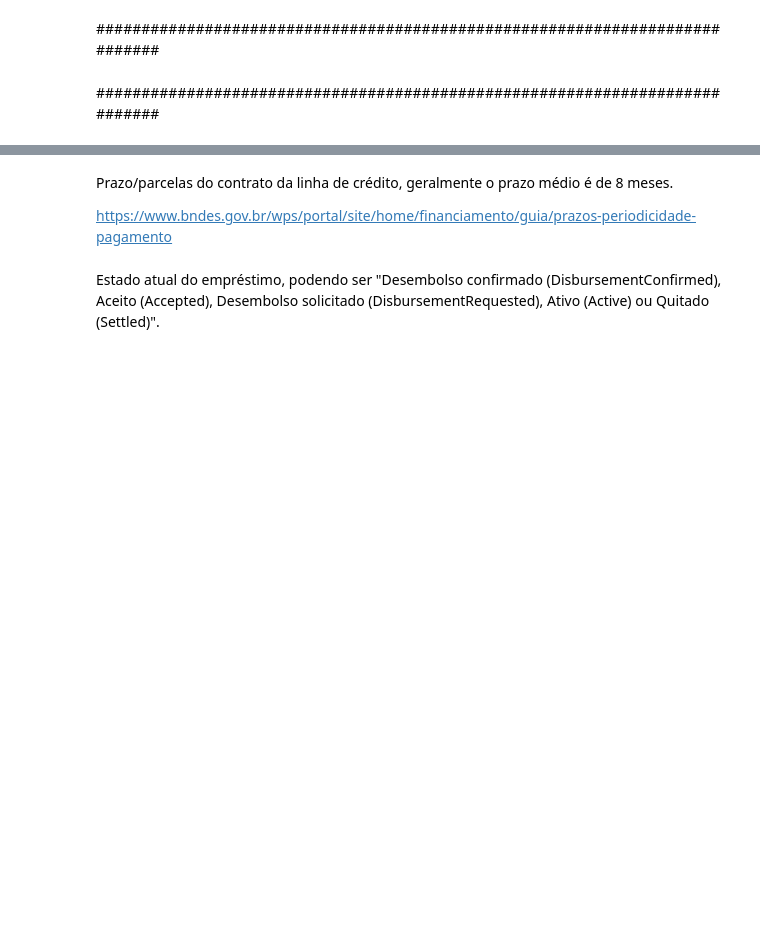
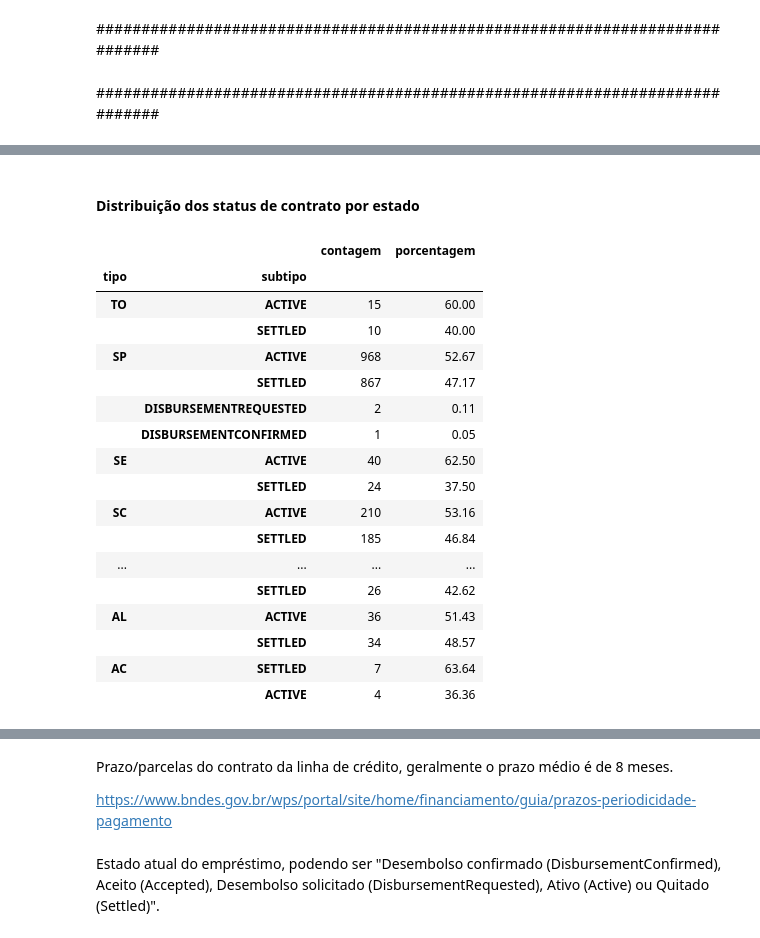
Before and after one commit to mayara-canaver/Stone-Challenge, a Jupyter notebook: docs/python/main.ipynb, the cells around one changed output, grey strips where cells are left out. Drawn from its saved outputs; the diff is of its cells as text; code cells hidden in the pictures; blank space fills up the shorter version.

```diff
--- a/docs/python/main.ipynb
+++ b/docs/python/main.ipynb
@@ -212,0 +283,24 @@ clientes_com_contratos_pago
+# %% [markdown]
+#### Distribuição dos status de contrato por estado
+# %%
+bom_pagador_estado_status = gera_df_porcentagem(clientes_com_contratos_pago, 'ESTADO', 'STATUS_CONTRATO')
+bom_pagador_estado_status
+# %% [output]
+|  |  | contagem | porcentagem |
+| tipo | subtipo |  |  |
+| TO | ACTIVE | 15 | 60.00 |
+|  | SETTLED | 10 | 40.00 |
+| SP | ACTIVE | 968 | 52.67 |
+|  | SETTLED | 867 | 47.17 |
+|  | DISBURSEMENTREQUESTED | 2 | 0.11 |
+|  | DISBURSEMENTCONFIRMED | 1 | 0.05 |
+| SE | ACTIVE | 40 | 62.50 |
+|  | SETTLED | 24 | 37.50 |
+| SC | ACTIVE | 210 | 53.16 |
+|  | SETTLED | 185 | 46.84 |
+| ... | ... | ... | ... |
+|  | SETTLED | 26 | 42.62 |
+| AL | ACTIVE | 36 | 51.43 |
+|  | SETTLED | 34 | 48.57 |
+| AC | SETTLED | 7 | 63.64 |
+|  | ACTIVE | 4 | 36.36 |
```
Also changed, not shown: parts of 125 cells of this notebook, 2 other files.
